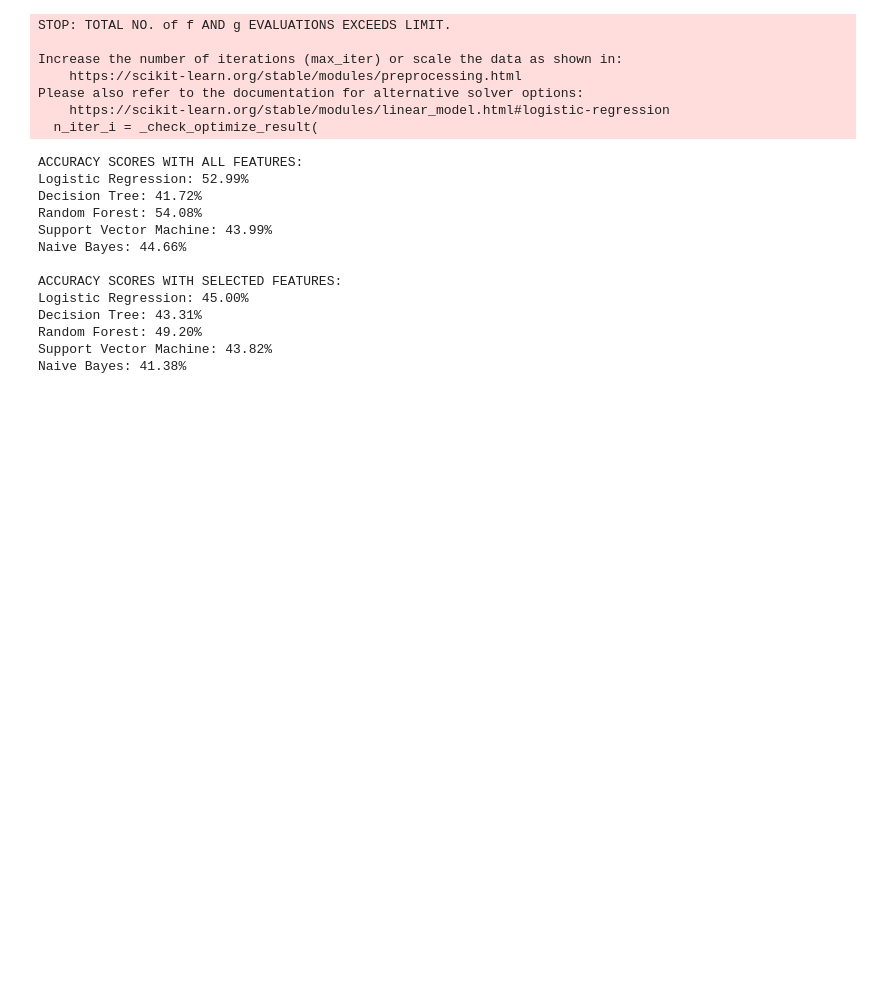
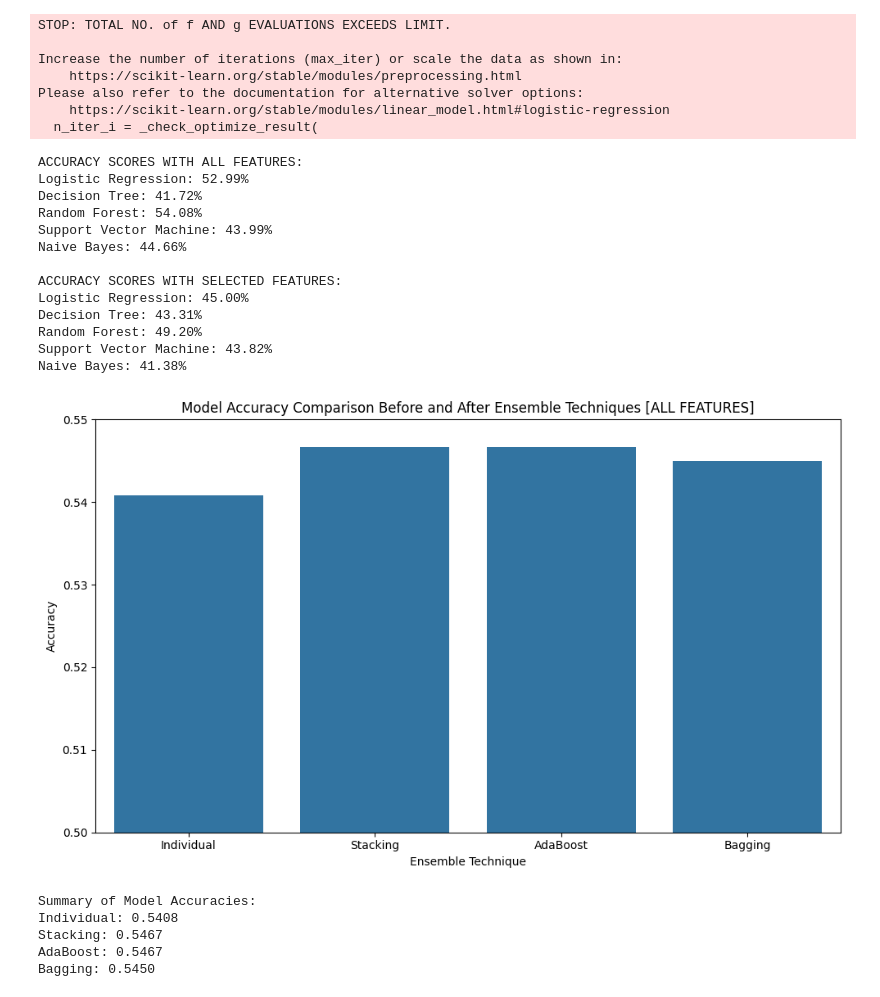
Before and after one commit to Jhimaque/LabExam2, a Jupyter notebook: LabExam2.ipynb, the cells around one changed output. Saved outputs shown, nothing was run; the diff lists cells and outputs as text; code cells hidden in the pictures; blank space fills up the shorter version.

```diff
--- a/LabExam2.ipynb
+++ b/LabExam2.ipynb
@@ -223,4 +222,50 @@ Decision Tree: 43.31%
 Random Forest: 49.20%
 Support Vector Machine: 43.82%
 Naive Bayes: 41.38%
+# %%
+BestModel = max(results_selected_features, key=results_selected_features.get)
+TopModel = models[BestModel]
+
+TopModel.fit(X_train, y_train)
+predictions_highest = TopModel.predict(X_test)
+accuracy_highest = accuracy_score(y_test, predictions_highest)
+
+Stacking = StackingClassifier(estimators=[('highest_model', TopModel)], final_estimator=LogisticRegression(max_iter=10000))
+Stacking.fit(X_train, y_train)
+StackingScore = Stacking.score(X_test, y_test)
+
+AdaBoost = AdaBoostClassifier(estimator=TopModel, n_estimators=100)
+AdaBoost.fit(X_train, y_train)
+AdaBoostScore = AdaBoost.score(X_test, y_test)
+
+Bagging = BaggingClassifier(estimator=TopModel, n_estimators=100)
+Bagging.fit(X_train, y_train)
+BaggingScore = Bagging.score(X_test, y_test)
+
+ModelsPerformance = {
+    "Individual": accuracy_highest,
+    "Stacking": StackingScore,
+    "AdaBoost": AdaBoostScore,
+    "Bagging": BaggingScore
+}
+
+plt.figure(figsize=(10, 6))
+sns.barplot(x=list(ModelsPerformance.keys()), y=list(ModelsPerformance.values()))
+plt.xlabel('Ensemble Technique')
+plt.ylabel('Accuracy')
+plt.title('Model Accuracy Comparison Before and After Ensemble Techniques [ALL FEATURES]')
+plt.ylim(0.5, 0.55)
+plt.tight_layout()
+plt.show()
+
+print("Summary of Model Accuracies:")
+for model, accuracy in ModelsPerformance.items():
+    print(f"{model}: {accuracy:.4f}")
+# %% [output]
+[figure, added]
+Summary of Model Accuracies:
+Individual: 0.5408
+Stacking: 0.5467
+AdaBoost: 0.5467
+Bagging: 0.5450
 # %%
```
Also changed, not shown: parts of 3 cells of this notebook.
